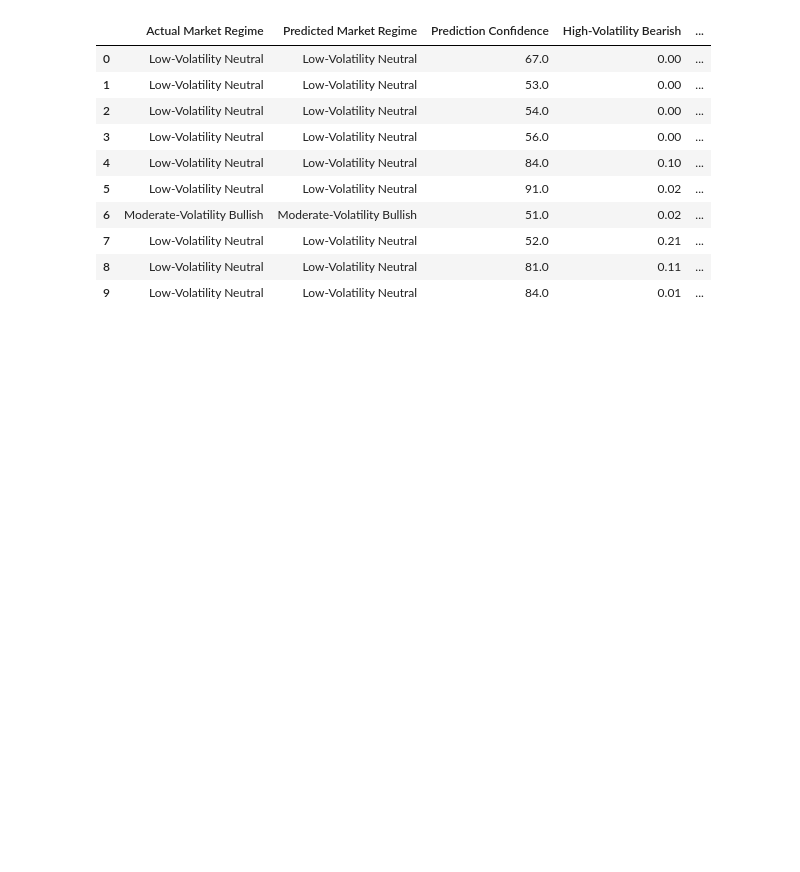
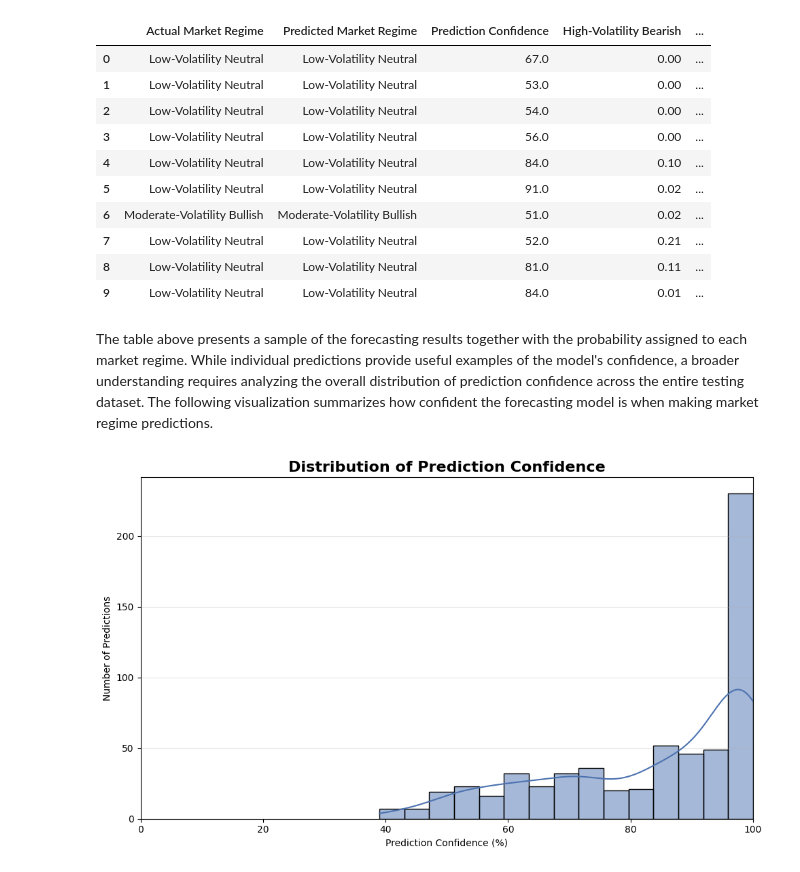
Before and after one commit to GaelRendon/Financial-market-regime-detetcion-system, a Jupyter notebook: notebooks/07_market_regime_forecastng.ipynb, the cells around one changed output. Drawn from its saved outputs; the diff is of its cells as text; code cells hidden in the pictures; blank space fills up the shorter version.

```diff
--- a/notebooks/07_market_regime_forecastng.ipynb
+++ b/notebooks/07_market_regime_forecastng.ipynb
@@ -575,3 +575,29 @@ prediction_summary.head(10)
 | 7 | Low-Volatility Neutral | Low-Volatility Neutral | 52.0 | 0.21 | ... |
 | 8 | Low-Volatility Neutral | Low-Volatility Neutral | 81.0 | 0.11 | ... |
 | 9 | Low-Volatility Neutral | Low-Volatility Neutral | 84.0 | 0.01 | ... |
+# %% [markdown]
+The table above presents a sample of the forecasting results together with the probability assigned to each market regime. While individual predictions provide useful examples of the model's confidence, a broader understanding requires analyzing the overall distribution of prediction confidence across the entire testing dataset. The following visualization summarizes how confident the forecasting model is when making market regime predictions.
+# %%
+# ============================================
+# Prediction Confidence Distribution
+# ============================================
+plt.figure(figsize=(10,6))
+
+sns.histplot(
+    prediction_summary["Prediction Confidence"],
+    bins=15,
+    kde=True,
+    color="#4C72B0",
+    edgecolor="black"
+)
+
+plt.title("Distribution of Prediction Confidence", fontsize=16, weight="bold")
+plt.xlabel("Prediction Confidence (%)")
+plt.ylabel("Number of Predictions")
+
+plt.xlim(0,100)
+plt.grid(axis="y", alpha=0.3)
+plt.tight_layout()
+plt.show()
+# %% [output]
+[figure, added]
```
Also changed, not shown: parts of 2 cells of this notebook.
